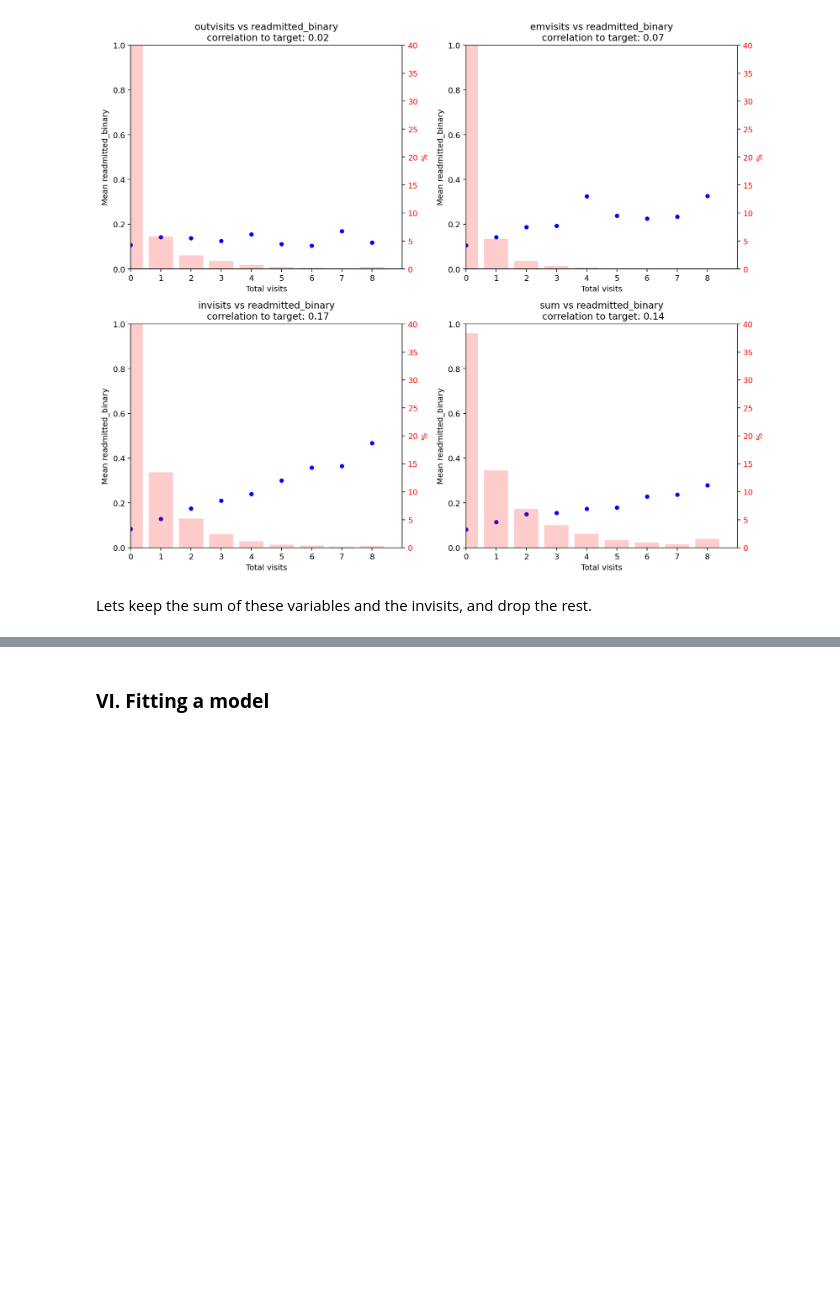
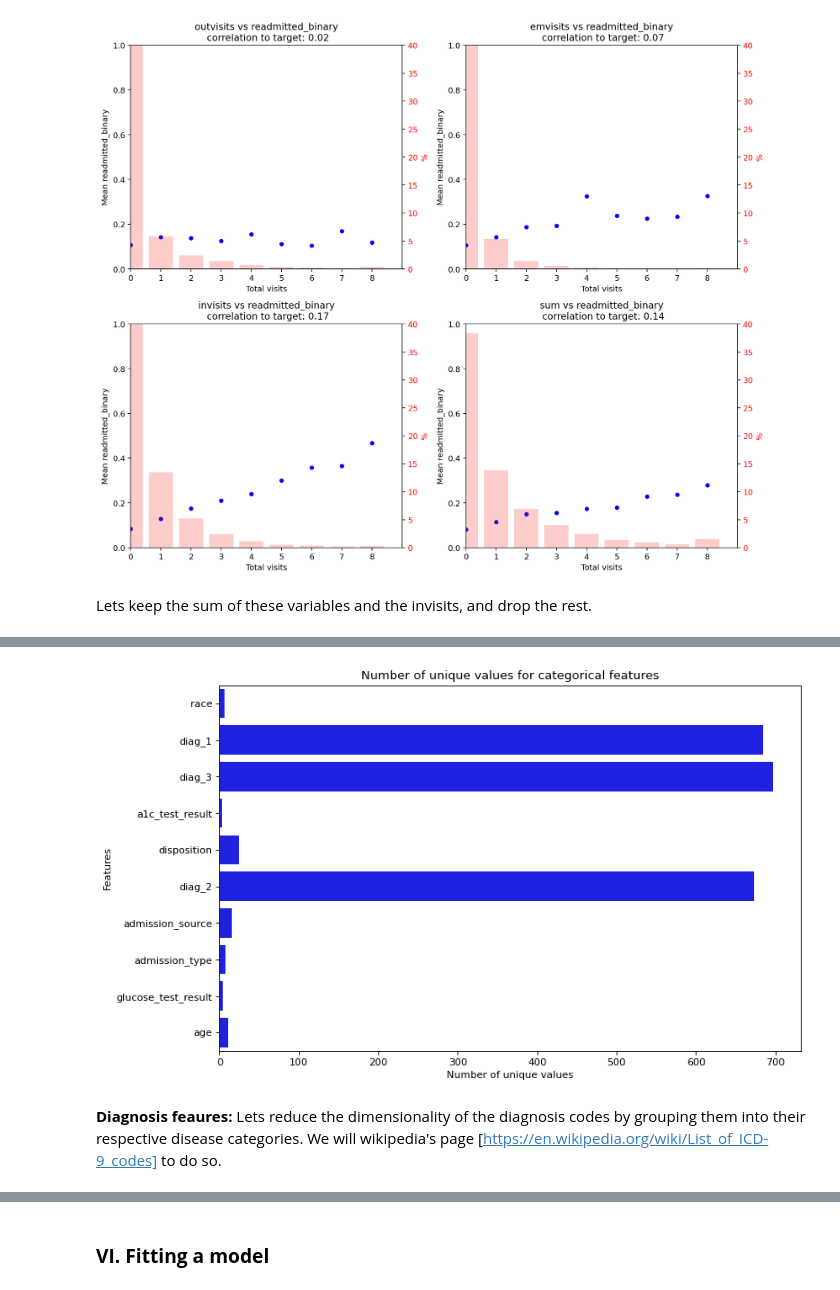
Before and after one commit to amarmate/ML50-2023, a Jupyter notebook: Data Handling/Mateus_exploration.ipynb, the cells around one changed output, grey strips where cells are left out. Drawn from its saved outputs; the diff is of its cells as text; code cells hidden in the pictures; blank space fills up the shorter version.

```diff
--- a/Data Handling/Mateus_exploration.ipynb
+++ b/Data Handling/Mateus_exploration.ipynb
@@ -773,0 +777,4 @@ plt.show()
+# %%
+# For values above 8 of invistis, lets set them to 8
+data.loc[data['invisits'] > 8, 'invisits'] = 8
+data.loc[data['sum_visits'] > 8, 'sum_visits'] = 8
@@ -773,0 +783,2 @@ plt.show()
+# %%
+data.loc[data['num_meds'] > 40, 'num_meds'] = 40
@@ -773,0 +791,12 @@ plt.show()
+# %%
+plt.figure(figsize=(10,6), dpi=80)
+sns.barplot(x=data[categorical_features].nunique().values, y=data[categorical_features].nunique().index, color='b')
+plt.title('Number of unique values for categorical features')
+plt.xlabel('Number of unique values')
+plt.ylabel('Features')
+plt.tight_layout()
+plt.show()
+# %% [output]
+[figure, added]
+# %% [markdown]
+__Diagnosis feaures:__ Lets reduce the dimensionality of the diagnosis codes by grouping them into their respective disease categories. We will wikipedia's page [https://en.wikipedia.org/wiki/List_of_ICD-9_codes] to do so.
```
Also changed, not shown: parts of 38 cells of this notebook.
